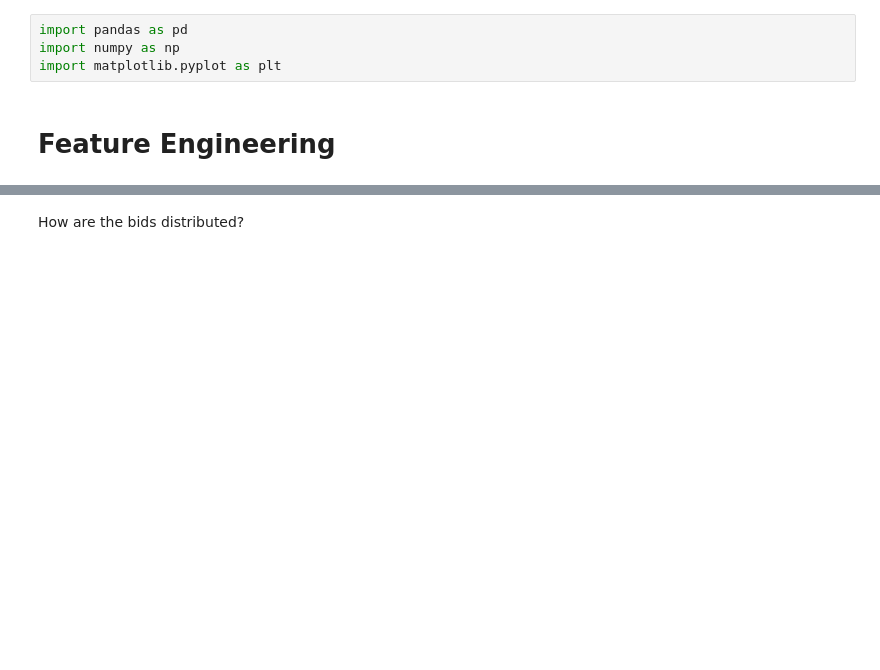
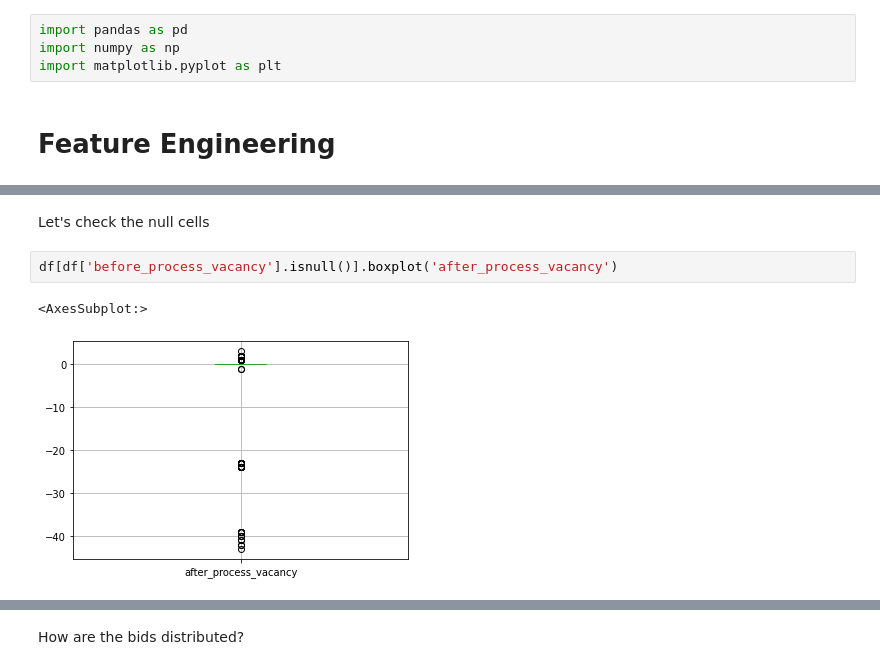
Before and after one commit to JET2001/boss, a Jupyter notebook: analysis.ipynb, the cells around one changed output, grey strips where cells are left out. Cells and saved outputs as stored; diff of their text form; blank space fills up the shorter version.

```diff
--- a/analysis.ipynb
+++ b/analysis.ipynb
@@ -39,0 +41,7 @@ memory usage: 19.1+ MB
+# %% [markdown]
+Let's check the null cells
+# %%
+df[df['before_process_vacancy'].isnull()].boxplot('after_process_vacancy')
+# %% [output]
+<AxesSubplot:>
+[figure, added]
```
Also changed, not shown: parts of 40 cells of this notebook, 1 other file.
